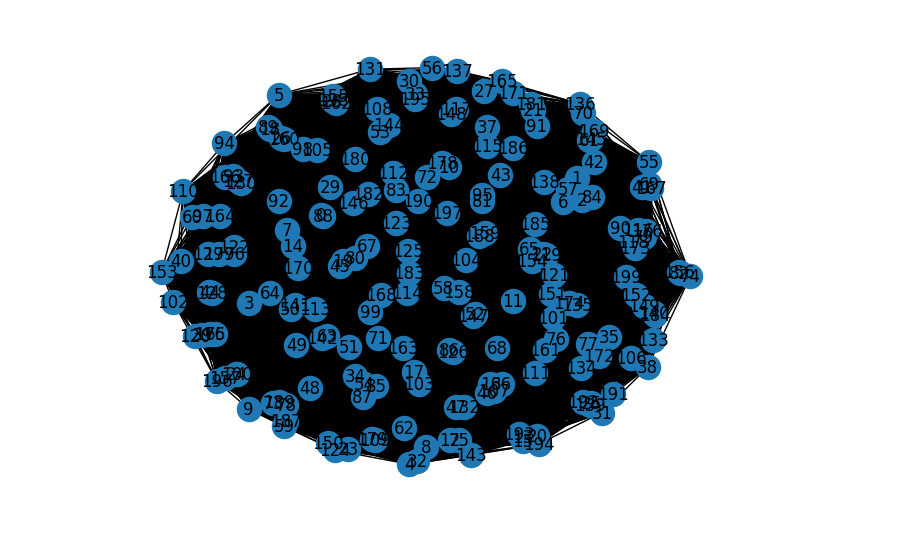
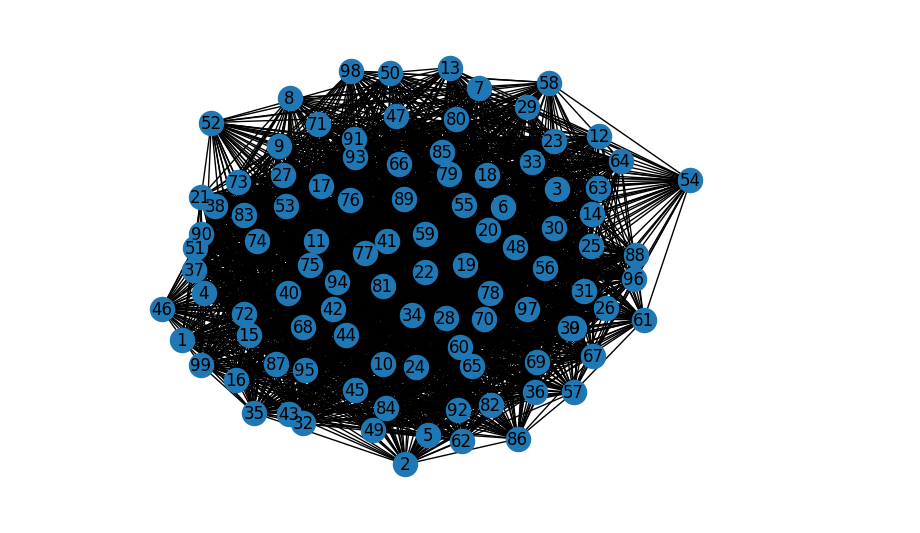
Before and after one commit to MSaeed1381/Simulation_Final_Project, a Jupyter notebook: Simulation Project.ipynb, the cells around one changed output. Drawn from its saved outputs; the diff is of its cells as text; code cells hidden in the pictures.

```diff
--- a/Simulation Project.ipynb
+++ b/Simulation Project.ipynb
@@ -98,10 +42,11 @@ def calculate_laplacian_energy(graph):
 # %%
-n = 200  # Number of nodes
-p = 1 # Probability of an edge between any two nodes
+# create er graph
+n = 100  # Number of nodes
+p = 0.5   # Probability of an edge between any two nodes
 
 er_graph = nx.gnp_random_graph(n, p)
 
 nx.draw(er_graph, with_labels=True)
 plt.show()
 # %% [output]
-[figure, old version]
+[figure, new version]
```
Also changed, not shown: parts of 22 cells of this notebook, 4 other files.
